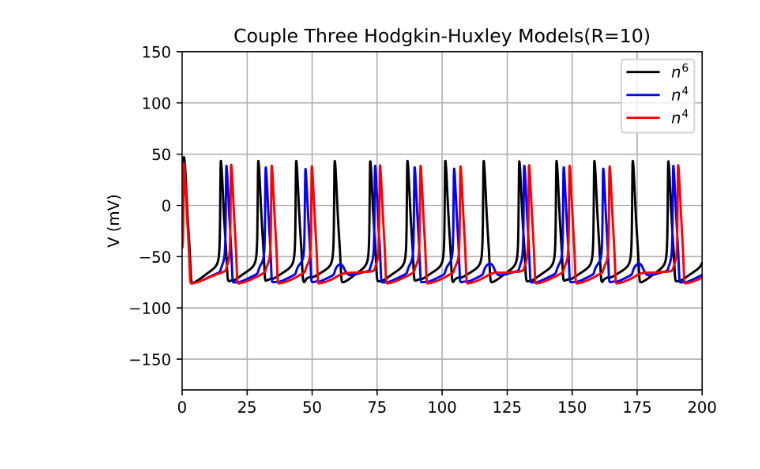
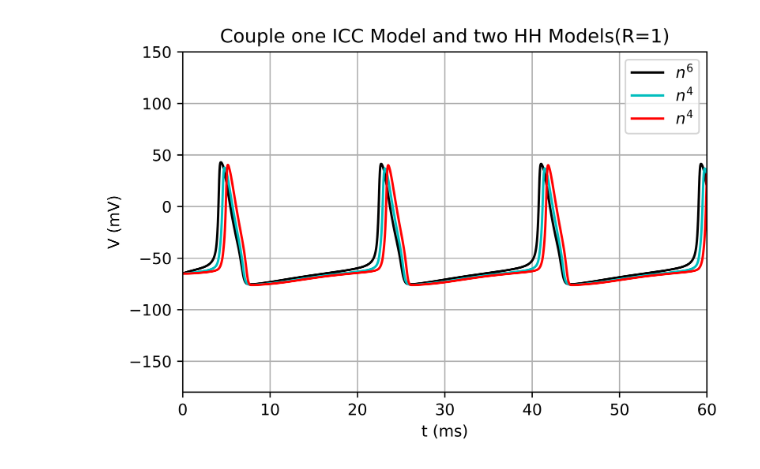
Before and after one commit to CFP106022272/Neuronal-Dynamics, a Jupyter notebook: Couple Three Hodgkin-Huxley Models.ipynb, the cells around one changed output. Drawn from its saved outputs; the diff is of its cells as text; code cells hidden in the pictures.

```diff
--- a/Couple Three Hodgkin-Huxley Models.ipynb
+++ b/Couple Three Hodgkin-Huxley Models.ipynb
@@ -39,7 +39,7 @@ class HodgkinHuxley():
     @staticmethod
     def Couple(X, t, self):
         V1, m1, h1, n1, V2, m2, h2, n2, V3, m3, h3, n3 = X
-        R = 10
+        R = 1
         if V1 > V2 and V2 > V3:
             dV1dt=(- (V1-V2)/R - self.I_Na(V1, m1, h1) - self.I_K2(V1, n1) - self.I_L(V1)) / self.C_m
             dV2dt=((V1-V2)/R - (V2-V3)/R - self.I_Na(V2, m2, h2) - self.I_K(V2, n2) - self.I_L(V2)) / self.C_m
@@ -88,35 +88,36 @@ class HodgkinHuxley():
         return dV1dt, dm1dt, dh1dt, dn1dt,  dV2dt, dm2dt, dh2dt, dn2dt,  dV3dt, dm3dt, dh3dt, dn3dt
 
     def Main(self):
-        X = odeint(self.Couple, [-41, 0.05, 0.6, 0.32, -39, 0.05, 0.6, 0.32, -39, 0.05, 0.6, 0.32], self.t, args=(self,))
+        X = odeint(self.Couple, [-64.9958, 0.05, 0.6, 0.32, -64.9958, 0.05, 0.6, 0.32, -64.9958, 0.05, 0.6, 0.32], self.t, args=(self,))
         V1 = X[:,0]
         m1 = X[:,1]
         h1 = X[:,2]
         n1 = X[:,3]
         V2 = X[:,4]
         m2 = X[:,5]
         h2 = X[:,6]
         n2 = X[:,7]
         V3 = X[:,8]
         m3 = X[:,9]
         h3 = X[:,10]
         n3 = X[:,11]
 
         plt.figure()
-        plt.title('Couple Three Hodgkin-Huxley Models(R=10)')
+        plt.title('Couple one ICC Model and two HH Models(R=1)')
         plt.plot(self.t, V1, 'k', label='$n^{6}$')
-        plt.plot(self.t, V2, 'b', label='$n^{4}$')
+        plt.plot(self.t, V2, 'c', label='$n^{4}$')
         plt.plot(self.t, V3, 'r', label='$n^{4}$')
         plt.ylabel('V (mV)')
-        plt.xlim(0,200)
+        plt.xlabel('t (ms)')
+        plt.xlim(0,60)
         plt.ylim(-180,150)
         #plt.gca().invert_yaxis()
         plt.legend()
         plt.grid('on')
         plt.rcParams['figure.dpi'] = 1000
         plt.show()
 if __name__ == '__main__':
     runner = HodgkinHuxley()
     runner.Main()
 # %% [output]
-[figure, old version]
+[figure, new version]
```
